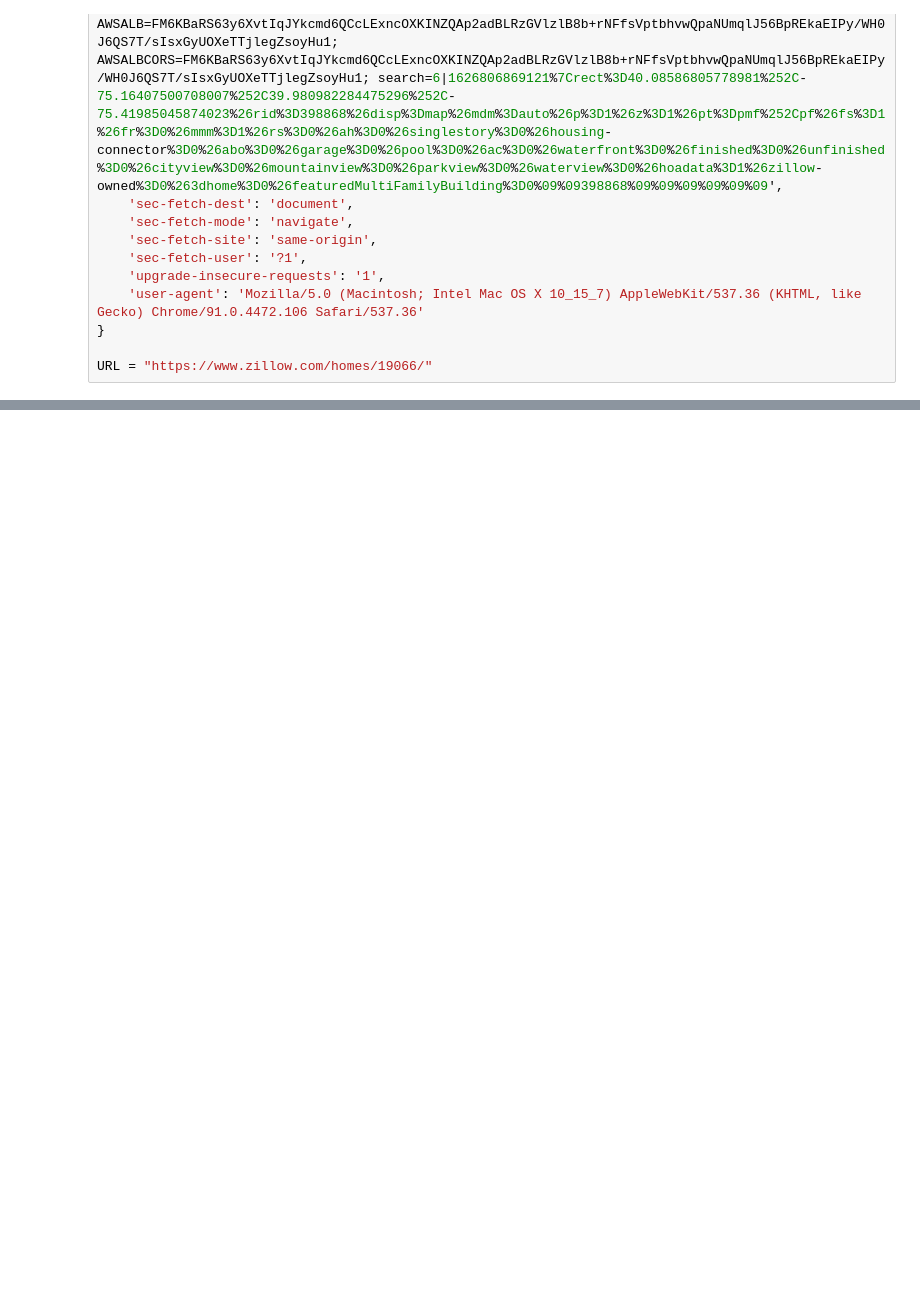
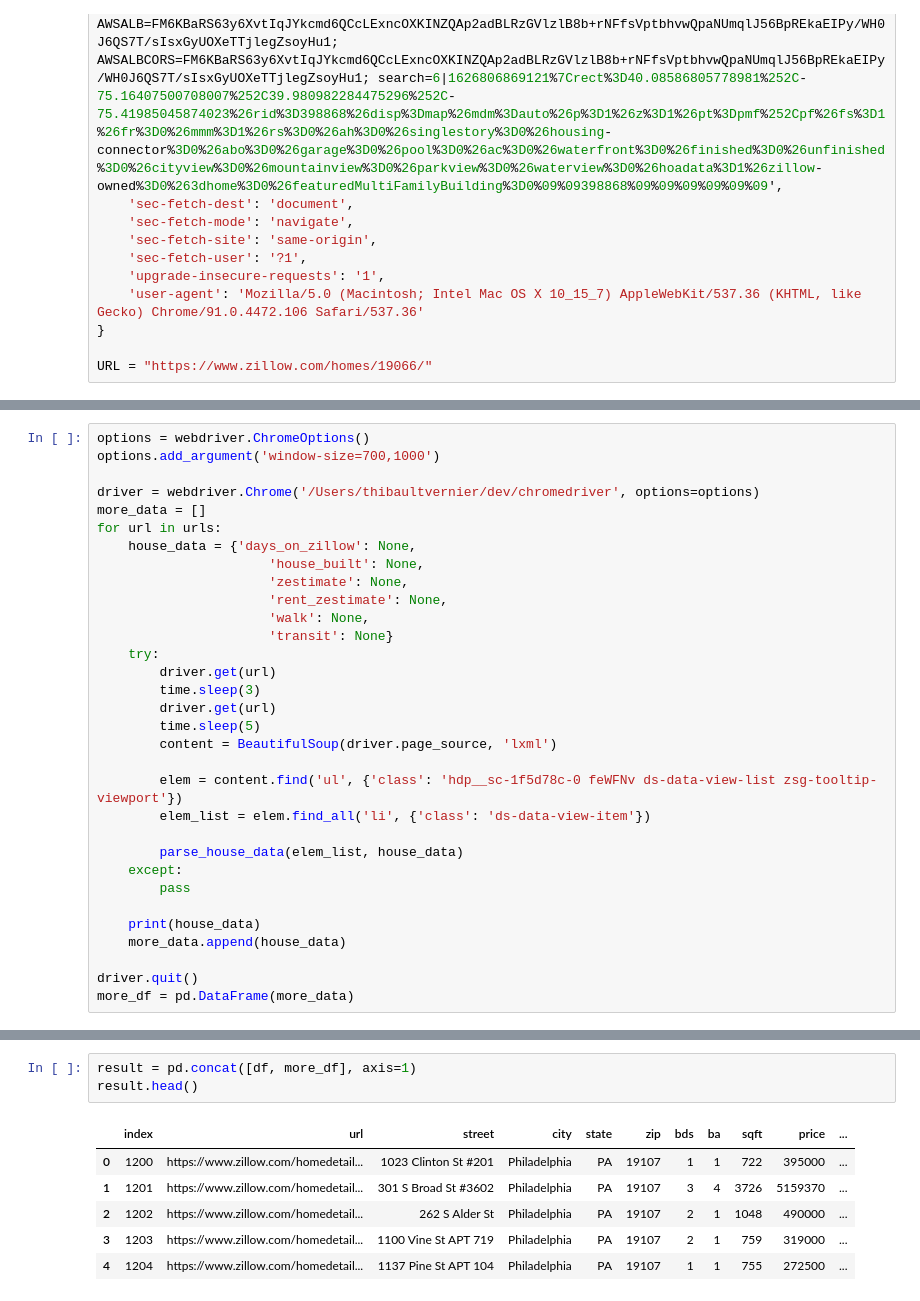
Before and after one commit to tvernier21/realestates, a Jupyter notebook: Untitled.ipynb, the cells around one changed output, grey strips where cells are left out. Cells and saved outputs as stored; diff of their text form; blank space fills up the shorter version.

```diff
--- a/Untitled.ipynb
+++ b/Untitled.ipynb
@@ -150,0 +163,32 @@ list(zips.CODE.values)
+# %%
+options = webdriver.ChromeOptions()
+options.add_argument('window-size=700,1000')
+
+driver = webdriver.Chrome('/Users/thibaultvernier/dev/chromedriver', options=options)
+more_data = []
+for url in urls:
+    house_data = {'days_on_zillow': None,
+                      'house_built': None,
+                      'zestimate': None,
+                      'rent_zestimate': None,
+                      'walk': None,
+                      'transit': None}
+    try:
+        driver.get(url)
+        time.sleep(3)
+        driver.get(url)
+        time.sleep(5)
+        content = BeautifulSoup(driver.page_source, 'lxml')
+
+        elem = content.find('ul', {'class': 'hdp__sc-1f5d78c-0 feWFNv ds-data-view-list zsg-tooltip-viewport'})
+        elem_list = elem.find_all('li', {'class': 'ds-data-view-item'})
+
+        parse_house_data(elem_list, house_data)
+    except:
+        pass
+
+    print(house_data)
+    more_data.append(house_data)
+
+driver.quit()
+more_df = pd.DataFrame(more_data)
@@ -150,0 +235,10 @@ list(zips.CODE.values)
+# %%
+result = pd.concat([df, more_df], axis=1)
+result.head()
+# %% [output]
+|  | index | url | street | city | state | zip | bds | ba | sqft | price | ... |
+| 0 | 1200 | https://www.zillow.com/homedetail... | 1023 Clinton St #201 | Philadelphia | PA | 19107 | 1 | 1 | 722 | 395000 | ... |
+| 1 | 1201 | https://www.zillow.com/homedetail... | 301 S Broad St #3602 | Philadelphia | PA | 19107 | 3 | 4 | 3726 | 5159370 | ... |
+| 2 | 1202 | https://www.zillow.com/homedetail... | 262 S Alder St | Philadelphia | PA | 19107 | 2 | 1 | 1048 | 490000 | ... |
+| 3 | 1203 | https://www.zillow.com/homedetail... | 1100 Vine St APT 719 | Philadelphia | PA | 19107 | 2 | 1 | 759 | 319000 | ... |
+| 4 | 1204 | https://www.zillow.com/homedetail... | 1137 Pine St APT 104 | Philadelphia | PA | 19107 | 1 | 1 | 755 | 272500 | ... |
```
Also changed, not shown: parts of 13 cells of this notebook.
